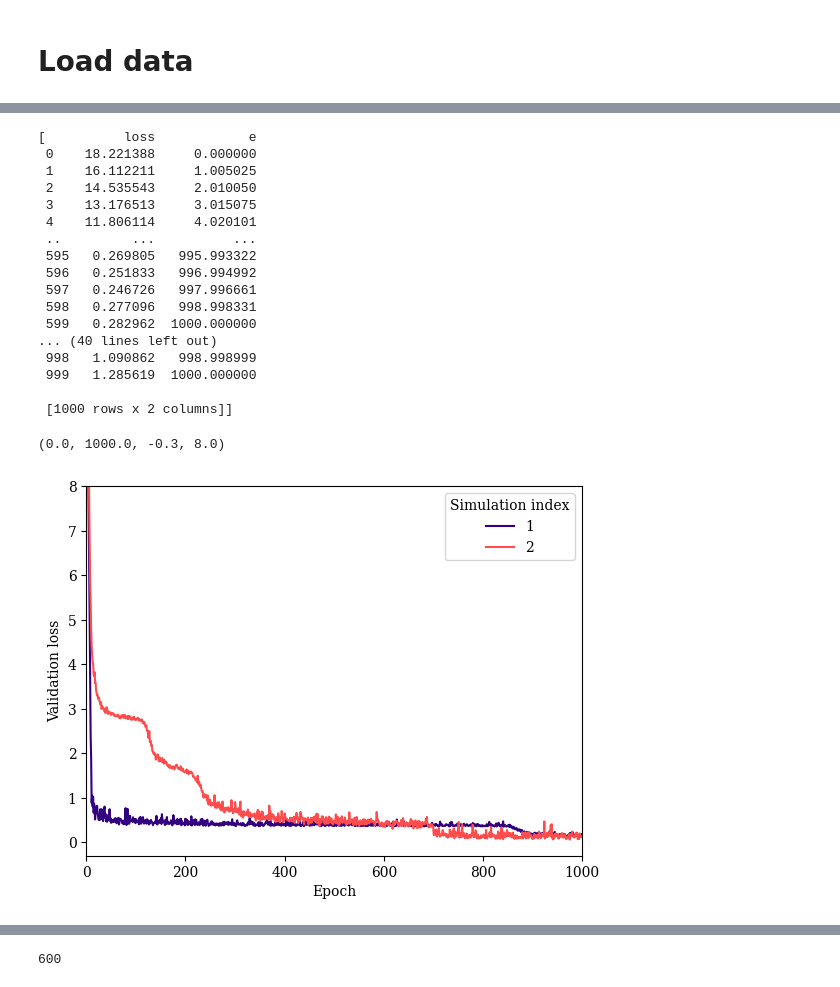
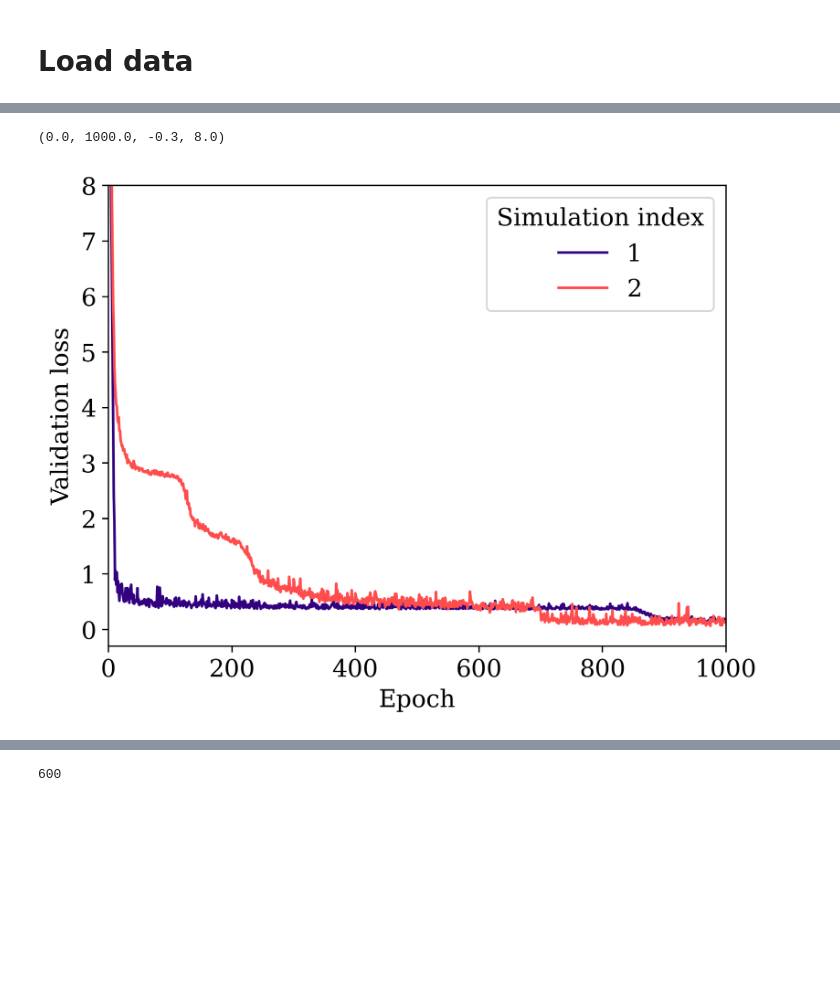
Before and after one commit to Phistian/exjobb, a Jupyter notebook: miguel/plotting/loss.ipynb, the cells around one changed output, grey strips where cells are left out. Cells and saved outputs as stored; diff of their text form; code cells hidden in the pictures; blank space fills up the shorter version.

```diff
--- a/miguel/plotting/loss.ipynb
+++ b/miguel/plotting/loss.ipynb
@@ -87,4 +74,0 @@ model = keras.models.load_model(models_address + extra_string)
-# %%
-import pandas as pd
-simulation_name = "/DATA1/"
-my_data = df = pd.read_csv(histories_address + simulation_name + 'losshistory1000.csv', sep=',', index_col=0)
@@ -173,40 +120,22 @@ for i in range(4):
 
   cdfloss = pd.concat(dfs, axis=0)
   losses.append(cdfloss)
-# %%
-losses
-# %% [output]
-[          loss            e
- 0    18.221388     0.000000
- 1    16.112211     1.005025
- 2    14.535543     2.010050
- 3    13.176513     3.015075
- 4    11.806114     4.020101
- ..         ...          ...
- 595   0.269805   995.993322
- 596   0.251833   996.994992
- 597   0.246726   997.996661
- 598   0.277096   998.998331
- 599   0.282962  1000.000000
-... (40 lines left out)
- 998   1.090862   998.998999
- 999   1.285619  1000.000000
-
- [1000 rows x 2 columns]]
 # %%
 from matplotlib import rcParams
 rcParams['font.family'] = 'serif'
 rcParams['font.sans-serif'] = ['times new roman']
 from matplotlib import pyplot as plt
+plt.rcParams.update({'font.size': 14})
 color_v = [[0.2, 0, 0.5], [1, 0.3, 0.3], [0.2, 0, 0.5], [1, 0.3, 0.3]]
 linestyle_v = ["dashed", "dotted", "dashdot", "solid"]
+plt.figure(dpi=300)
 for i in range(2):
   plt.plot(vals[i]["e"], vals[i]["0"], color = color_v[i])
 plt.legend(["1", "2", "3", "4"], title="Simulation index")
 plt.xlabel("Epoch")
 plt.ylabel("Validation loss")
 plt.axis([0,1000,-0.3, 8])
 # %% [output]
 (0.0, 1000.0, -0.3, 8.0)
-[figure, old version]
+[figure, new version]
 # %%
```
Also changed, not shown: parts of 13 cells of this notebook.
